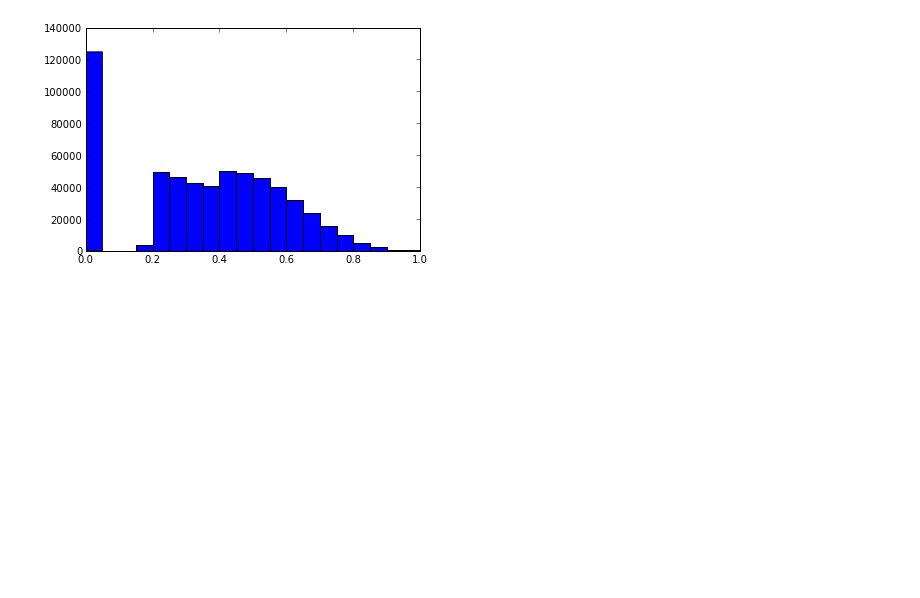
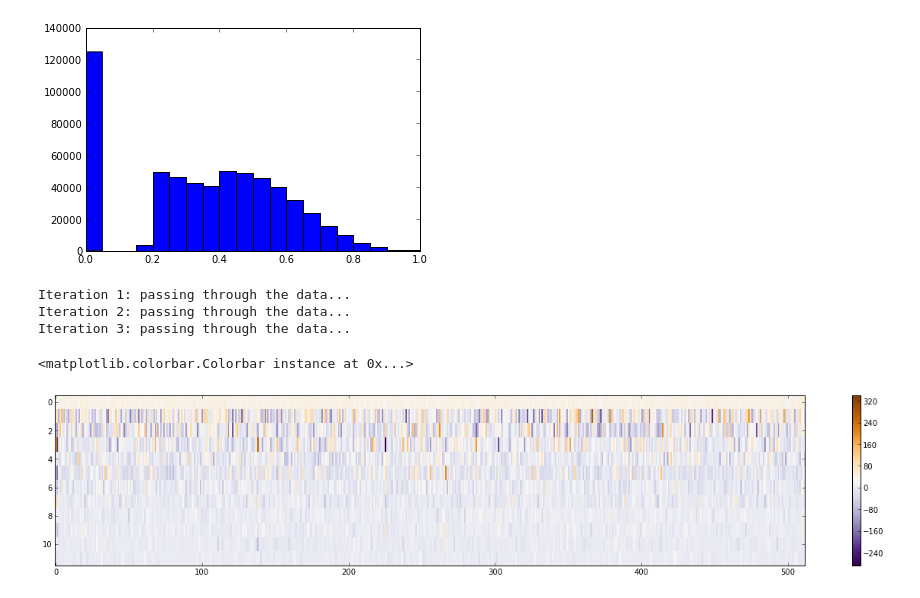
Before and after one commit to dawenl/stochastic_PMF, a Jupyter notebook: code/msd_rec/buildVQ_MSD.ipynb, the cells around one changed output. Drawn from its saved outputs; the diff is of its cells as text; code cells hidden in the pictures; blank space fills up the shorter version.

```diff
--- a/code/msd_rec/buildVQ_MSD.ipynb
+++ b/code/msd_rec/buildVQ_MSD.ipynb
@@ -29,17 +29,17 @@ def get_all_song_hotttnesss(msd_dir, ext='.h5') :
                 print "%7d tracks processed" % count
     return track_to_hotttnesss
 # %%
-if os.path.exists('track_to_hotttnesss.cPickle'):
-    with open('track_to_hotttnesss.cPickle', 'rb') as f:
-        track_to_hotttnesss = pickle.load(f)
+if os.path.exists('track_to_hotttnesss.json'):
+    with open('track_to_hotttnesss.json', 'rb') as f:
+        track_to_hotttnesss = json.load(f)
 else:
     track_to_hotttnesss = get_all_song_hotttnesss(MSD_DIR)
-    with open('track_to_hotttnesss.cPickle', 'wb') as f:
-        pickle.dump(track_to_hotttnesss, f)
+    with open('track_to_hotttnesss.json', 'wb') as f:
+        json.dump(track_to_hotttnesss, f)
 # %%
-# it's interesting to see what's the most popular songs
+# see some track-hotttnesss pairs
 track_to_hotttnesss_ordered = sorted(track_to_hotttnesss.iteritems(), key=operator.itemgetter(1), reverse=True)
-for i in xrange(20):
+for i in xrange(0, 50000, 1000):
     track_ID = track_to_hotttnesss_ordered[i][0]
     hotttnesss = track_to_hotttnesss_ordered[i][1]
     out = !grep "$track_ID" "$MSD_ADD"/unique_tracks.txt
@@ -92,17 +89,29 @@ def data_generator(msd_data_root, tracks, shuffle=True, ext='.h5'):
             np.random.shuffle(mfcc)
         yield mfcc
 # %%
-def build_codewords(msd_data_root, tracks, K, max_iter=3, random_state=None):
+def build_codewords(msd_data_root, tracks, K, max_iter=10, random_state=None):
     if type(random_state) is int:
         np.random.seed(random_state)
     else:
         np.random.setstate(random_state)
 
     cluster = HartiganOnline.HartiganOnline(n_clusters=K)
-    for _ in xrange(max_iter):
+    for i in xrange(max_iter):
+        print 'Iteration %d: passing through the data...' % (i+1)
         for d in data_generator(msd_data_root, tracks):
             cluster.partial_fit(d)
     return cluster
 # %%
 K = 512
-cluster = build_codewords(MSD_DATA_ROOT, tracks_VQ, K, random_state=98765)
+cluster = build_codewords(MSD_DATA_ROOT, tracks_VQ, K, max_iter=3, random_state=98765)
+# %% [output]
+Iteration 1: passing through the data...
+Iteration 2: passing through the data...
+Iteration 3: passing through the data...
+# %%
+figure(figsize=(22, 4))
+imshow(cluster.cluster_centers_.T, cmap=cm.PuOr_r, aspect='auto', interpolation='nearest')
+colorbar()
+# %% [output]
+<matplotlib.colorbar.Colorbar instance at 0x...>
+[figure, added]
```
Also changed, not shown: parts of 3 cells of this notebook, 1 other file.
